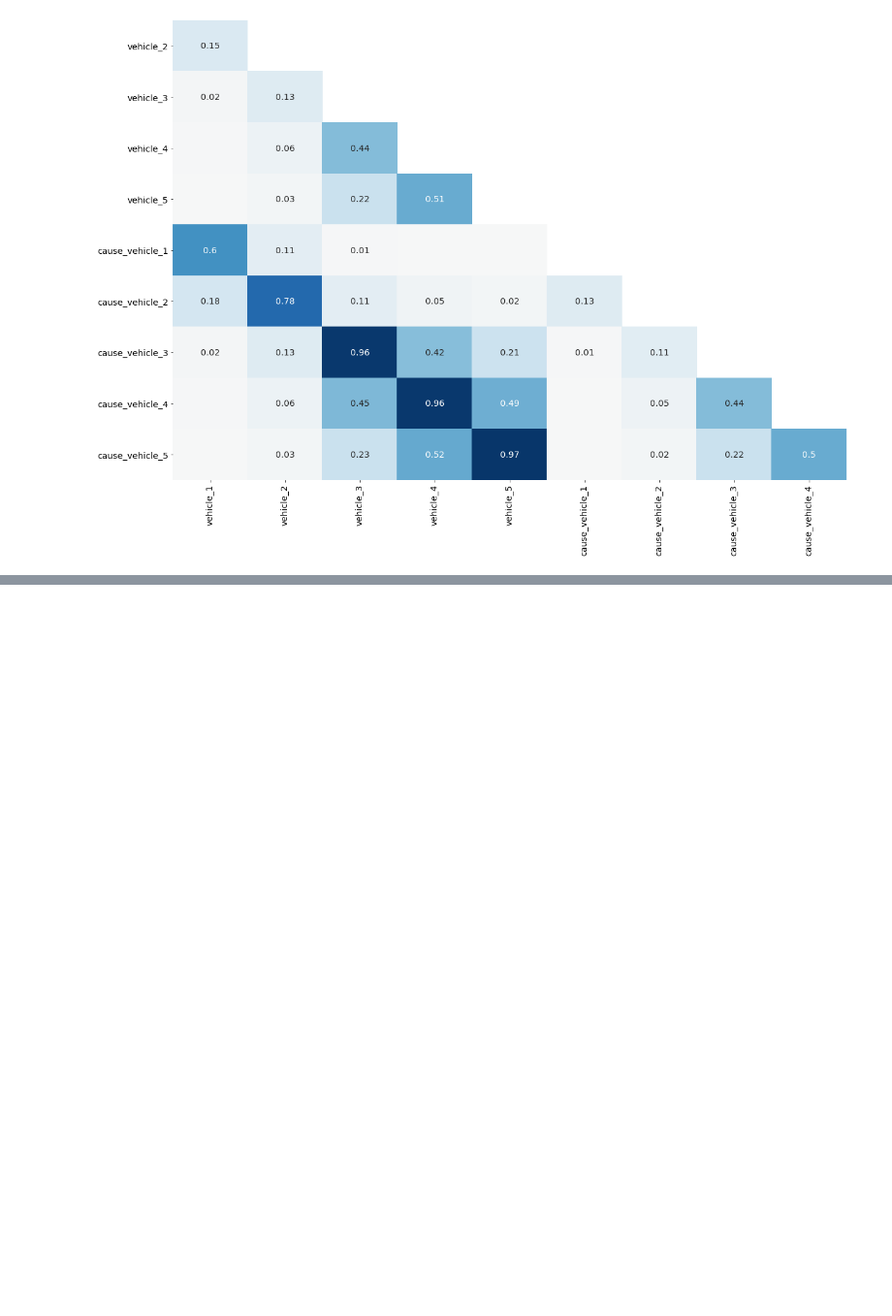
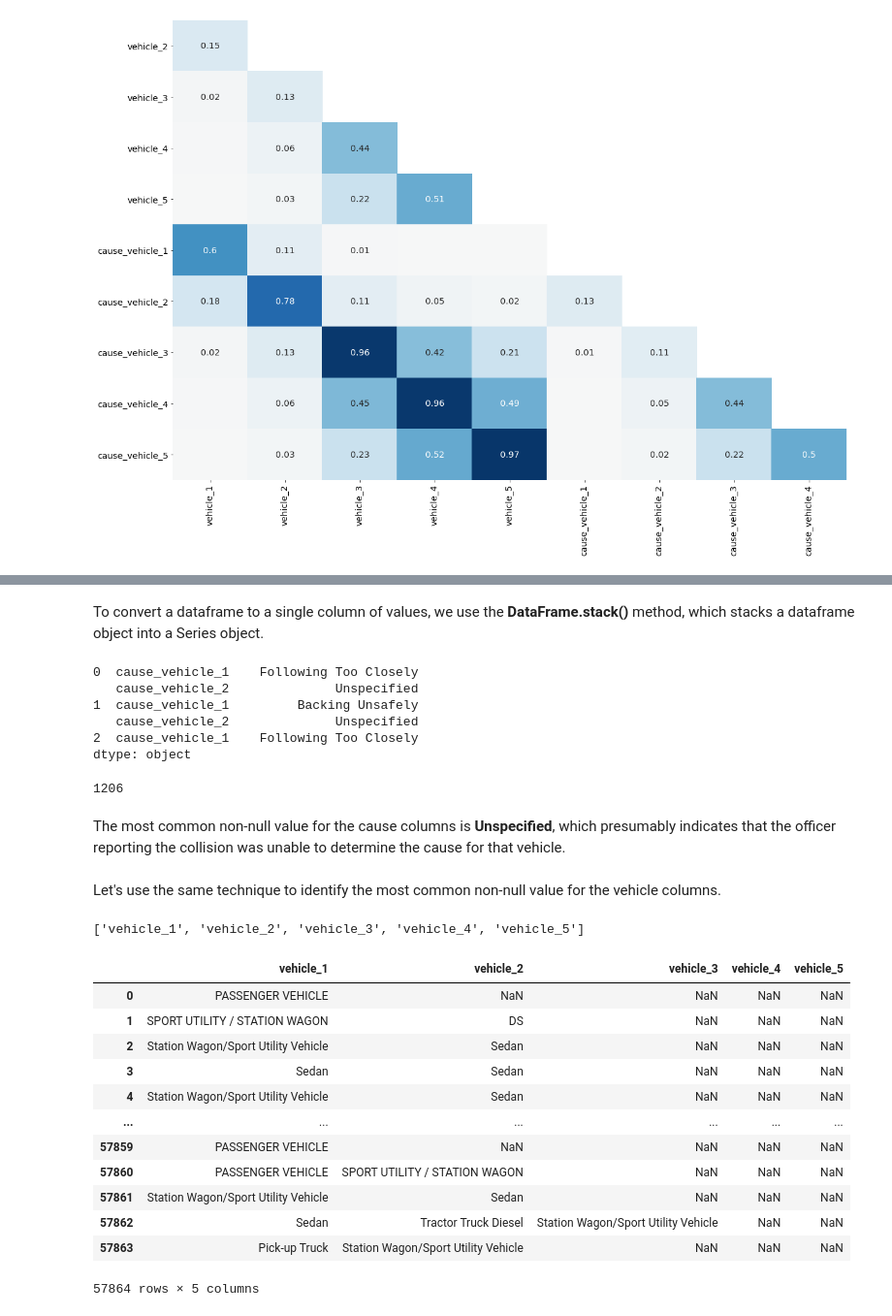
Before and after one commit to hoangvn111/Data-Cleaning-in-Python-Advanced, a Jupyter notebook: Data_Cleaning_in_Python_Advanced.ipynb, the cells around one changed output, grey strips where cells are left out. Shown at 97% size. Saved outputs shown, nothing was run; the diff lists cells and outputs as text; code cells hidden in the pictures; blank space fills up the shorter version.

```diff
--- a/Data_Cleaning_in_Python_Advanced.ipynb
+++ b/Data_Cleaning_in_Python_Advanced.ipynb
@@ -1339,0 +1436,43 @@ plot_null_correlations(vehicle)
+# %% [markdown]
+To convert a dataframe to a single column of values, we use the **DataFrame.stack()** method, which stacks a dataframe object into a Series object.
+# %%
+cause_1d = cause.stack()
+cause_1d.head()
+# %% [output]
+0  cause_vehicle_1    Following Too Closely
+   cause_vehicle_2              Unspecified
+1  cause_vehicle_1         Backing Unsafely
+   cause_vehicle_2              Unspecified
+2  cause_vehicle_1    Following Too Closely
+dtype: object
+# %%
+top10_causes = cause_1d.value_counts()[10]
+top10_causes
+# %% [output]
+1206
+# %% [markdown]
+The most common non-null value for the cause columns is **Unspecified**, which presumably indicates that the officer reporting the collision was unable to determine the cause for that vehicle.
+# %% [markdown]
+Let's use the same technique to identify the most common non-null value for the vehicle columns.
+# %%
+v_cols = [col for col in mvc.columns if col.startswith('vehicle')]
+v_cols
+# %% [output]
+['vehicle_1', 'vehicle_2', 'vehicle_3', 'vehicle_4', 'vehicle_5']
+# %%
+vehicle_1d = mvc[v_cols]
+vehicle_1d
+# %% [output]
+|  | vehicle_1 | vehicle_2 | vehicle_3 | vehicle_4 | vehicle_5 |
+| 0 | PASSENGER VEHICLE | NaN | NaN | NaN | NaN |
+| 1 | SPORT UTILITY / STATION WAGON | DS | NaN | NaN | NaN |
+| 2 | Station Wagon/Sport Utility Vehicle | Sedan | NaN | NaN | NaN |
+| 3 | Sedan | Sedan | NaN | NaN | NaN |
+| 4 | Station Wagon/Sport Utility Vehicle | Sedan | NaN | NaN | NaN |
+| ... | ... | ... | ... | ... | ... |
+| 57859 | PASSENGER VEHICLE | NaN | NaN | NaN | NaN |
+| 57860 | PASSENGER VEHICLE | SPORT UTILITY / STATION WAGON | NaN | NaN | NaN |
+| 57861 | Station Wagon/Sport Utility Vehicle | Sedan | NaN | NaN | NaN |
+| 57862 | Sedan | Tractor Truck Diesel | Station Wagon/Sport Utility Vehicle | NaN | NaN |
+| 57863 | Pick-up Truck | Station Wagon/Sport Utility Vehicle | NaN | NaN | NaN |
+57864 rows × 5 columns
```
Also changed, not shown: parts of 22 cells of this notebook.
